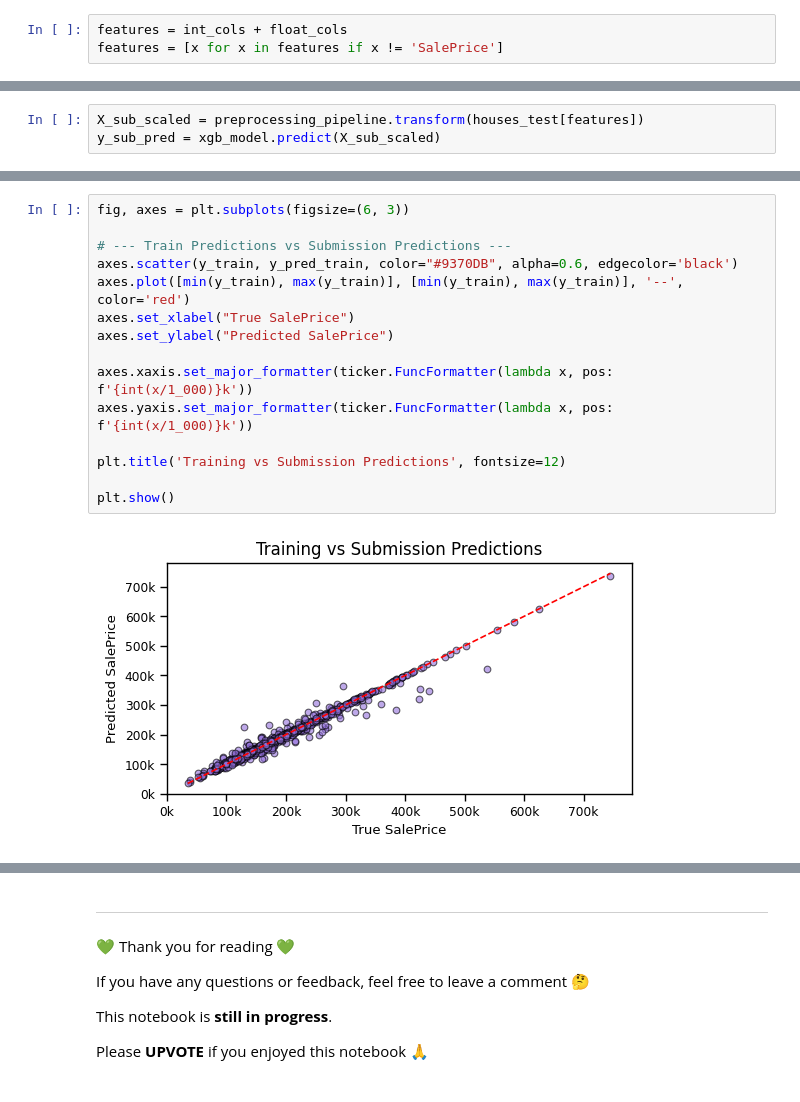
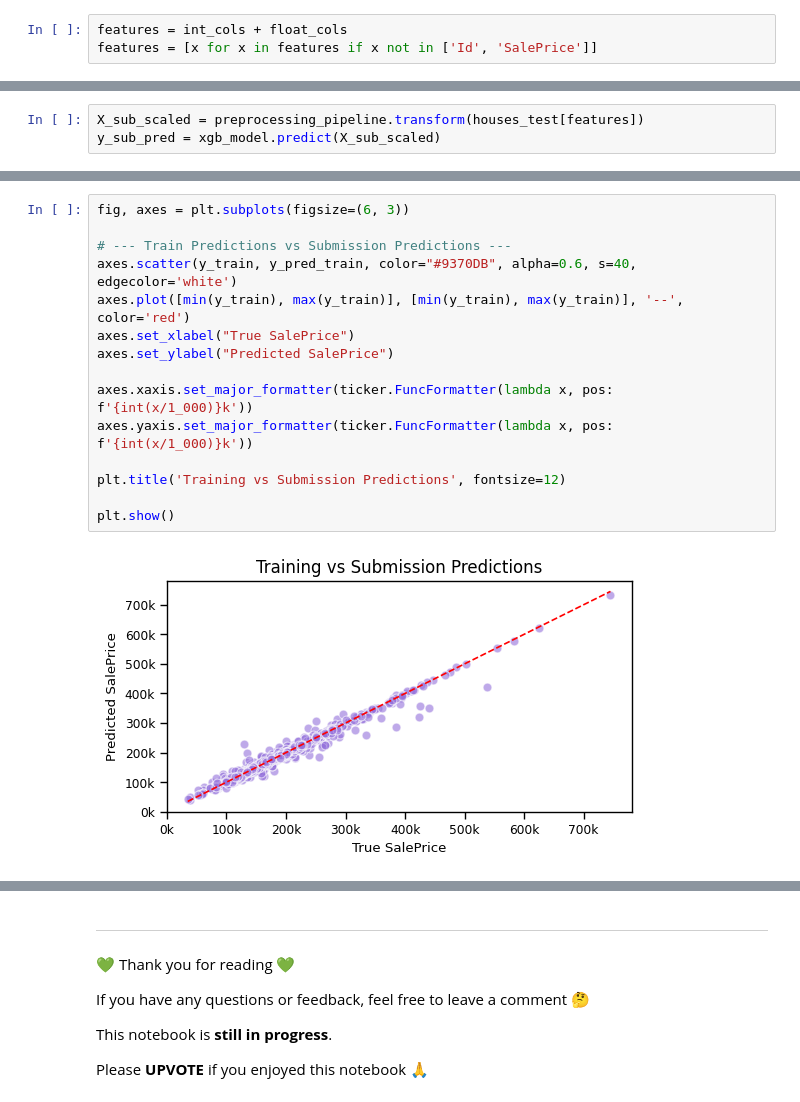
Before and after one commit to PeeteKeesel/kaggle-verse, a Jupyter notebook: competition-house-price-prediction.ipynb, the cells around one changed output, grey strips where cells are left out. Drawn from its saved outputs; the diff is of its cells as text.

```diff
--- a/competition-house-price-prediction.ipynb
+++ b/competition-house-price-prediction.ipynb
@@ -87,7 +89,7 @@ SalePrice          int64
 Length: 81, dtype: object
 # %%
 features = int_cols + float_cols
-features = [x for x in features if x != 'SalePrice']
+features = [x for x in features if x not in ['Id', 'SalePrice']]
 # %%
 temp = houses[features]
 
@@ -386,20 +421,20 @@ plt.show()
 # %%
 fig, axes = plt.subplots(figsize=(6, 3))
 
 # --- Train Predictions vs Submission Predictions ---
-axes.scatter(y_train, y_pred_train, color="#9370DB", alpha=0.6, edgecolor='black')
+axes.scatter(y_train, y_pred_train, color="#9370DB", alpha=0.6, s=40, edgecolor='white')
 axes.plot([min(y_train), max(y_train)], [min(y_train), max(y_train)], '--', color='red')
 axes.set_xlabel("True SalePrice")
 axes.set_ylabel("Predicted SalePrice")
 
 axes.xaxis.set_major_formatter(ticker.FuncFormatter(lambda x, pos: f'{int(x/1_000)}k'))
 axes.yaxis.set_major_formatter(ticker.FuncFormatter(lambda x, pos: f'{int(x/1_000)}k'))
 
 plt.title('Training vs Submission Predictions', fontsize=12)
 
 plt.show()
 # %% [output]
-[figure, old version]
+[figure, new version]
 # %%
 submission_df = pd.DataFrame({
     'Id': houses_test['Id'],
```
Also changed, not shown: parts of 13 cells of this notebook.
